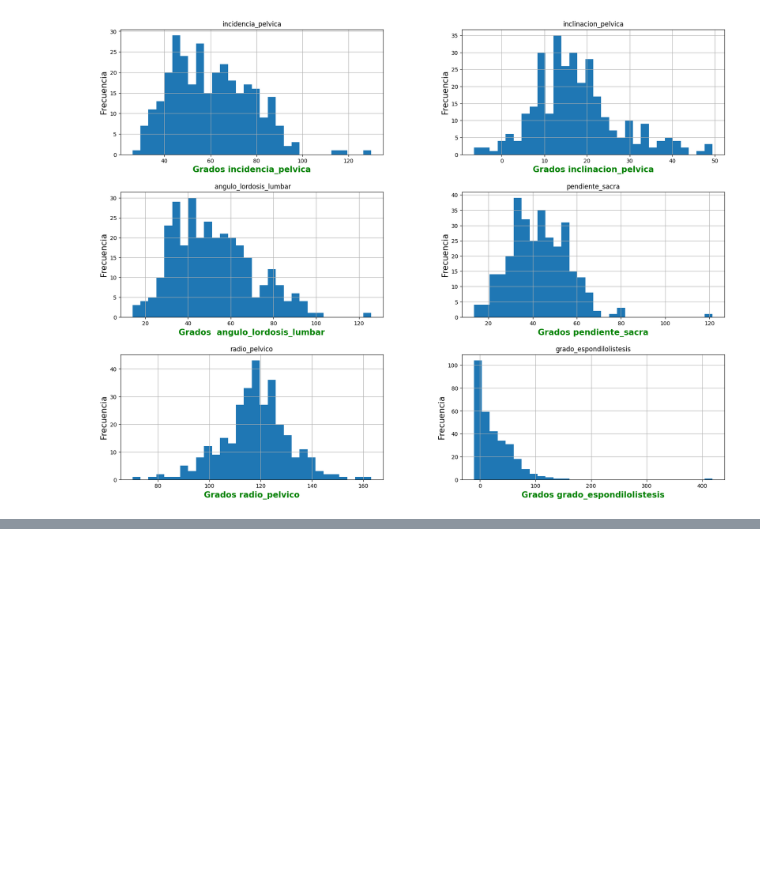
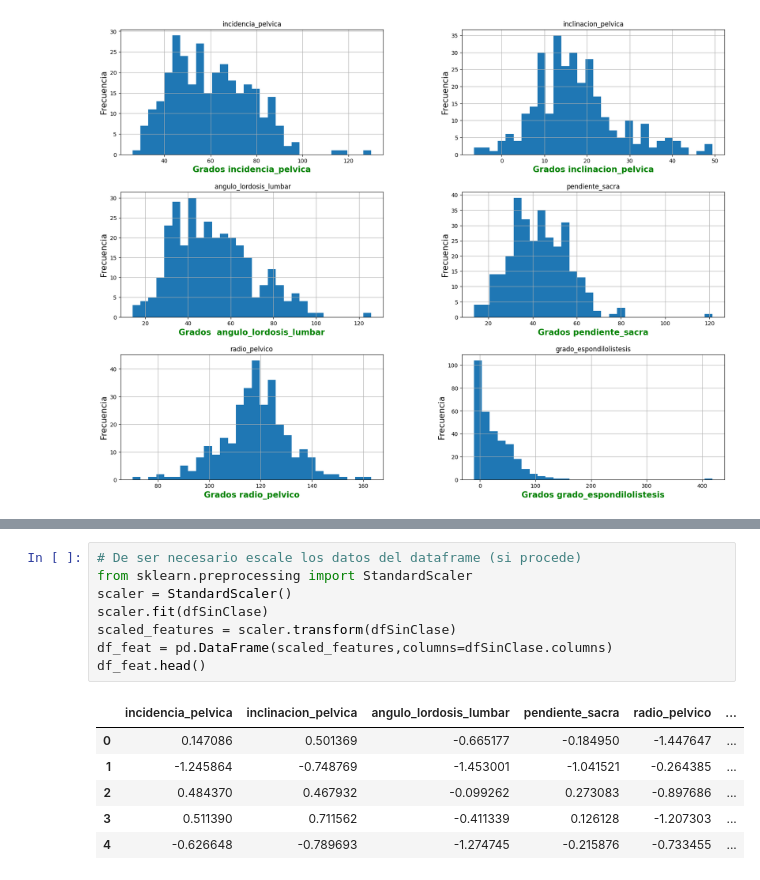
Before and after one commit to notGabo/ET_MachineLearning, a Jupyter notebook: et_ml.ipynb, the cells around one changed output, grey strips where cells are left out. Drawn from its saved outputs; the diff is of its cells as text; blank space fills up the shorter version.

```diff
--- a/et_ml.ipynb
+++ b/et_ml.ipynb
@@ -167,0 +168,15 @@ plt.show
+# %%
+# De ser necesario escale los datos del dataframe (si procede)
+from sklearn.preprocessing import StandardScaler
+scaler = StandardScaler()
+scaler.fit(dfSinClase)
+scaled_features = scaler.transform(dfSinClase)
+df_feat = pd.DataFrame(scaled_features,columns=dfSinClase.columns)
+df_feat.head()
+# %% [output]
+|  | incidencia_pelvica | inclinacion_pelvica | angulo_lordosis_lumbar | pendiente_sacra | radio_pelvico | ... |
+| 0 | 0.147086 | 0.501369 | -0.665177 | -0.184950 | -1.447647 | ... |
+| 1 | -1.245864 | -0.748769 | -1.453001 | -1.041521 | -0.264385 | ... |
+| 2 | 0.484370 | 0.467932 | -0.099262 | 0.273083 | -0.897686 | ... |
+| 3 | 0.511390 | 0.711562 | -0.411339 | 0.126128 | -1.207303 | ... |
+| 4 | -0.626648 | -0.789693 | -1.274745 | -0.215876 | -0.733455 | ... |
```
Also changed, not shown: parts of 10 cells of this notebook.
